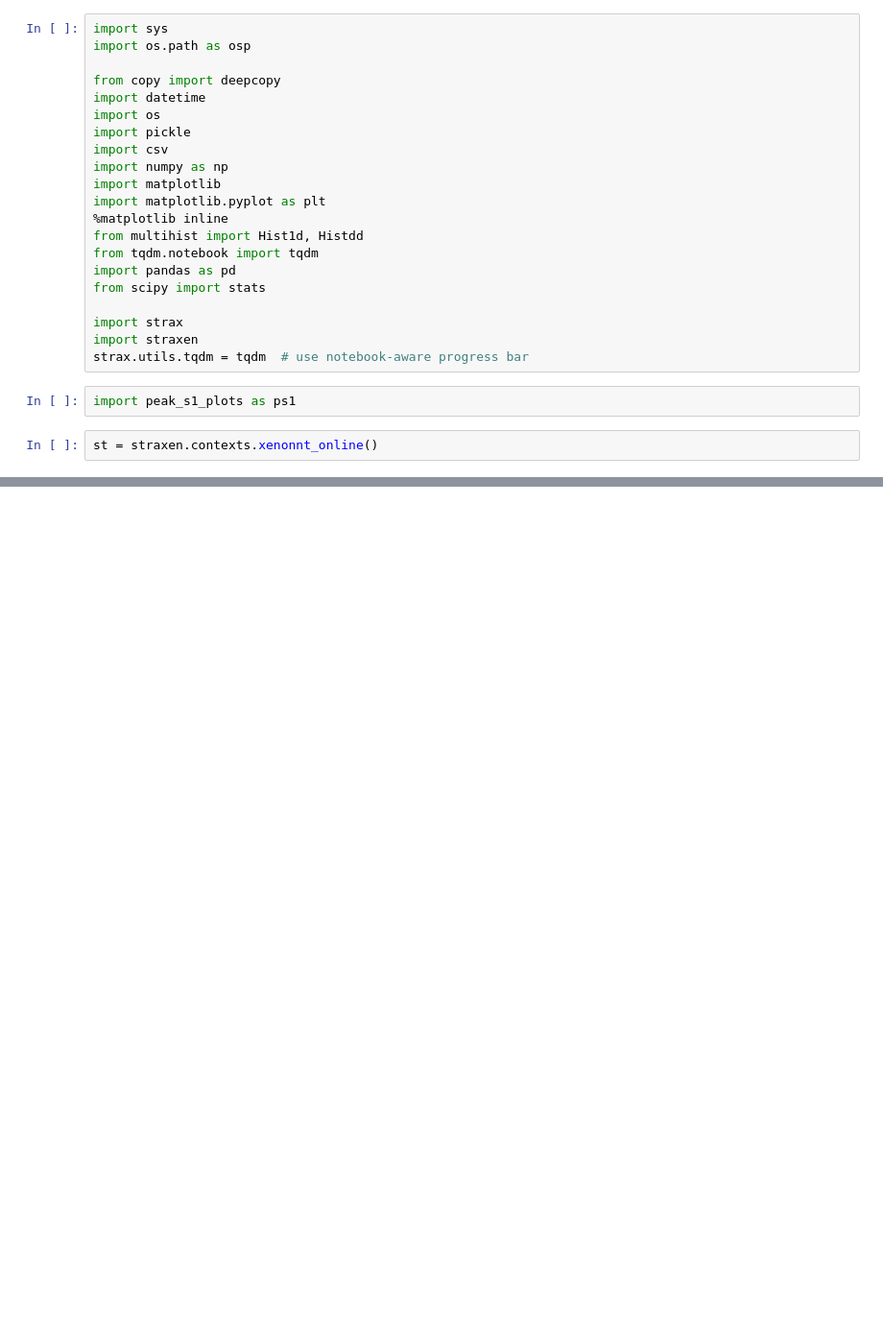
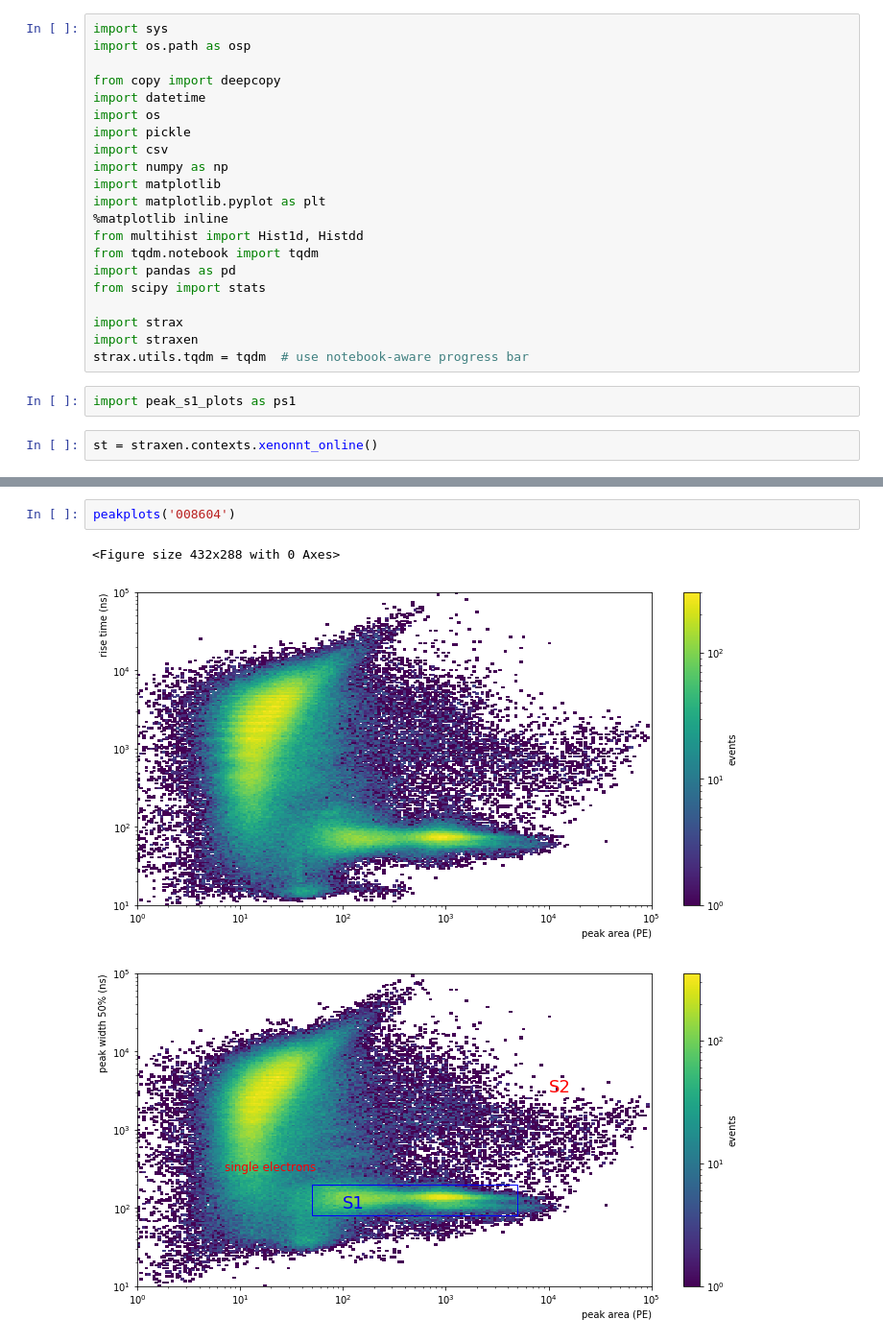
Before and after one commit to valerioda/xenon-note, a Jupyter notebook: fast_response_analysis/peaks_identification.ipynb, the cells around one changed output, grey strips where cells are left out. Shown at 96% size. Drawn from its saved outputs; the diff is of its cells as text; blank space fills up the shorter version.

```diff
--- a/fast_response_analysis/peaks_identification.ipynb
+++ b/fast_response_analysis/peaks_identification.ipynb
@@ -39,0 +107,6 @@ run_name = runs.iloc[0]['name']
+# %%
+peakplots('008604')
+# %% [output]
+<Figure size 432x288 with 0 Axes>
+[figure, added]
+[figure, added]
```
Also changed, not shown: parts of 32 cells of this notebook, 2 other files.
